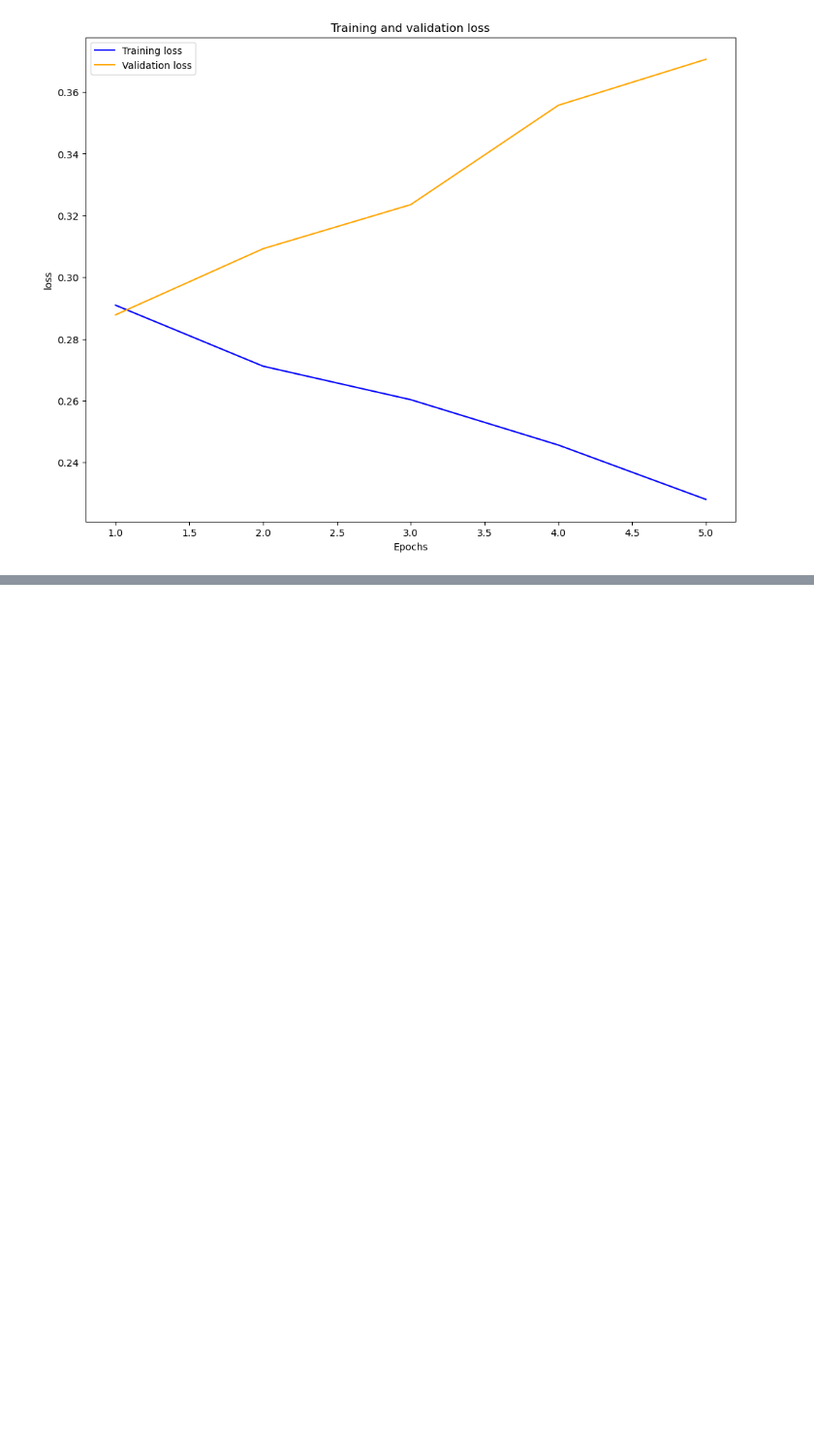
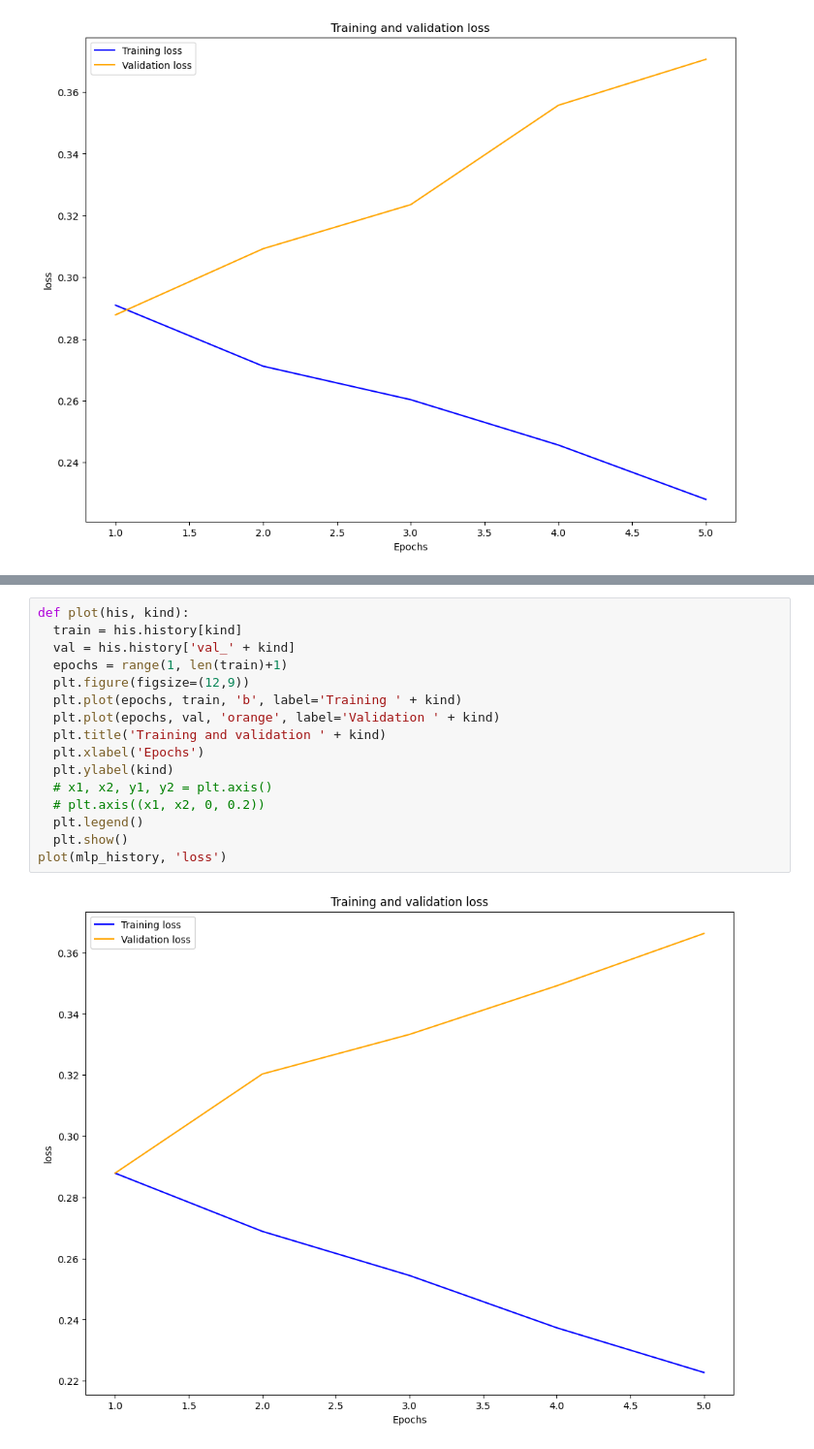
Before and after one commit to OSpyropoulos/IMDb-reviews-classification, a Jupyter notebook: IMDB-reviews-classification.ipynb, the cells around one changed output, grey strips where cells are left out. Shown at 97% size. Drawn from its saved outputs; the diff is of its cells as text; blank space fills up the shorter version.

```diff
--- a/IMDB-reviews-classification.ipynb
+++ b/IMDB-reviews-classification.ipynb
@@ -1344,0 +1416,18 @@ Epoch 5/5
+# %%
+def plot(his, kind):
+  train = his.history[kind]
+  val = his.history['val_' + kind]
+  epochs = range(1, len(train)+1)
+  plt.figure(figsize=(12,9))
+  plt.plot(epochs, train, 'b', label='Training ' + kind)
+  plt.plot(epochs, val, 'orange', label='Validation ' + kind)
+  plt.title('Training and validation ' + kind)
+  plt.xlabel('Epochs')
+  plt.ylabel(kind)
+  # x1, x2, y1, y2 = plt.axis()
+  # plt.axis((x1, x2, 0, 0.2))
+  plt.legend()
+  plt.show()
+plot(mlp_history, 'loss')
+# %% [output]
+[figure, added]
```
Also changed, not shown: parts of 7 cells of this notebook.
